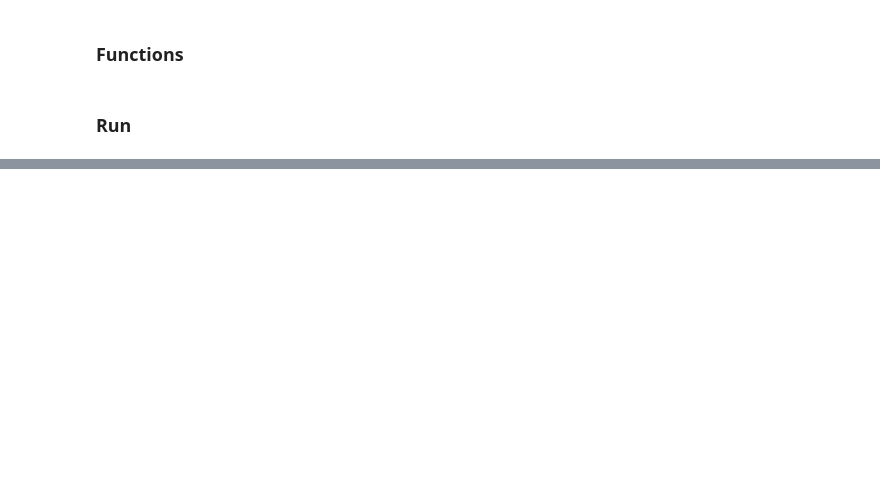
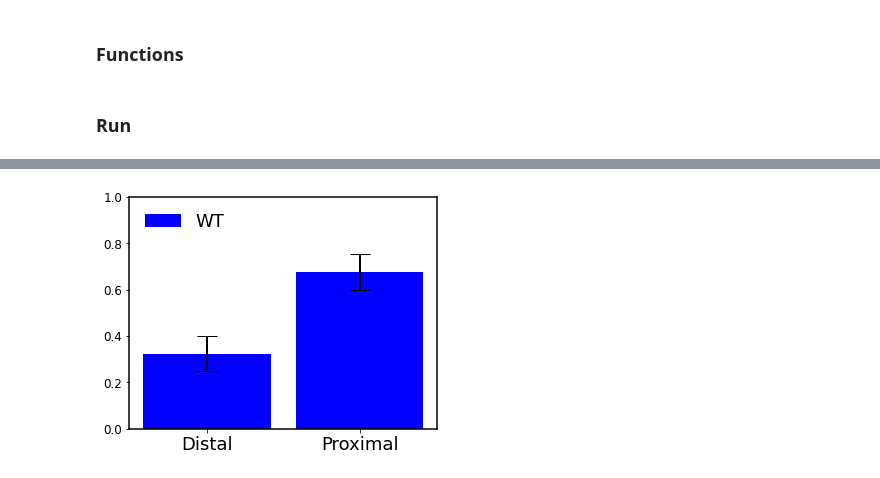
Before and after one commit to GallegoLab/Continuum-architecture-dynamics-of-vesicle-tethering-in-exocytosis, a Jupyter notebook: Final_Plots_SMLM.ipynb, the cells around one changed output, grey strips where cells are left out. Drawn from its saved outputs; the diff is of its cells as text; code cells hidden in the pictures; blank space fills up the shorter version.

```diff
--- a/Final_Plots_SMLM.ipynb
+++ b/Final_Plots_SMLM.ipynb
@@ -246,0 +235,5 @@ AttributeError: 'AxesSubplot' object has no attribute 'show'
+# %%
+results = pd.read_csv("Results_over_replicates_using_fixed_Class_Oct11.csv.csv")
+results = results.apply(pd.to_numeric,errors='ignore')
+results = results.groupby("Set").mean()
+results
@@ -246,0 +252,75 @@ AttributeError: 'AxesSubplot' object has no attribute 'show'
+# %%
+sets = ["WT"]
+preds= ['Distal','Proximal']
+
+rows = 1
+cols = 1
+fig,axes = plt.subplots(rows,cols,figsize=(cols*5,rows*4))
+
+for i,ids in enumerate(sets):
+    #sns.histplot(data=aux_params.query("Set == '%s'"%ids),x="Pred",hue="Set",stat='density',common_norm=False,bins=models)
+    print(ids,results.loc[ids,"Count"])
+    ax = axes
+    p      = { idm: results.loc[ids,idm] for idm in preds}
+    p_std  = { idm: results.loc[ids,"SEM"]  for idm in preds}
+    ax.bar( [i+1.2*j for j in range(len(preds))],[*p.values()],label=ids,color=colors[ids],width=1.)
+    ax.errorbar([i+1.2*j for j in range(len(preds))],[*p.values()],[*p_std.values()],color='k',fmt='none',capsize=10,lw=2)
+
+ax.set_xticks([0.+1.2*j for j in range(len(preds))],[*p.keys()],rotation=0,ha='center',fontsize=18)
+ax.set_yticks(np.arange(0,1.1,0.2),fontsize=18)
+ax.legend(loc=2,fontsize=18,frameon=0)
+ax.set_ylim(0,1)
+plt.tight_layout()
+#plt.savefig("figs/Distal_Prox_WT_%s.png"%method,dpi=80,transparent=False,facecolor='white')
+
+plt.show()
+
+
+sets = ["Sec2_GFP","Sec9_GFP"]
+
+rows = 1
+cols = 1
+fig,axes = plt.subplots(rows,cols,figsize=(cols*5,rows*4))
+
+for i,ids in enumerate(sets):
+    #sns.histplot(data=aux_params.query("Set == '%s'"%ids),x="Pred",hue="Set",stat='density',common_norm=False,bins=models)
+    print(ids,results.loc[ids,"Count"])
+    ax = axes
+    p      = { idm: results.loc[ids,idm] for idm in preds}
+    p_std  = { idm: results.loc[ids,"SEM"]  for idm in preds}
+    ax.bar( [i+2.2*j for j in range(len(preds))],[*p.values()],label=ids,color=colors[ids],width=1)
+    ax.errorbar([i+2.2*j for j in range(len(preds))],[*p.values()],[*p_std.values()],color='k',fmt='none',capsize=10,lw=2)
+
+ax.set_xticks([0.5+2.2*j for j in range(len(preds))],[*p.keys()],rotation=0,ha='center',fontsize=20)
+ax.legend(loc=2,fontsize=16,frameon = 0)
+ax.set_yticks(np.arange(0,1.1,0.2),fontsize=20)
+ax.set_ylim(0,1)
+plt.tight_layout()
+#plt.savefig("figs/Distal_Prox_Sec2_Sec9_%s.png"%method,dpi=80,transparent=False,facecolor='white')
+
+plt.show()
+
+
+sets = ["WT","Sec18_AA"]
+
+rows = 1
+cols = 1
+fig,axes = plt.subplots(rows,cols,figsize=(cols*5,rows*4))
+
+for i,ids in enumerate(sets):
+    #sns.histplot(data=aux_params.query("Set == '%s'"%ids),x="Pred",hue="Set",stat='density',common_norm=False,bins=models)
+    print(ids,results.loc[ids,"Count"])
+    ax = axes
+    p      = { idm: results.loc[ids,idm] for idm in preds}
+    p_std  = { idm: results.loc[ids,"SEM"]  for idm in preds}
+    ax.bar( [i+2.2*j for j in range(len(preds))],[*p.values()],label=ids,color=colors[ids],width=1)
+    ax.errorbar([i+2.2*j for j in range(len(preds))],[*p.values()],[*p_std.values()],color='k',fmt='none',capsize=10,lw=2)
+
+ax.set_xticks([0.5+2.2*j for j in range(len(preds))],[*p.keys()],rotation=0,ha='center',fontsize=20)
+ax.legend(loc=2,fontsize=16,facecolor=None,frameon=0)
+ax.set_yticks(np.arange(0,1.1,0.2),fontsize=20)
+plt.tight_layout()
+#plt.savefig("figs/Distal_Prox_WT_Sec18AA_%s.png"%method,dpi=80,transparent=False,facecolor='white')
+
+plt.show()
+# %% [output]
@@ -246,0 +328 @@ AttributeError: 'AxesSubplot' object has no attribute 'show'
+[figure, added]
```
Also changed, not shown: parts of 16 cells of this notebook.
